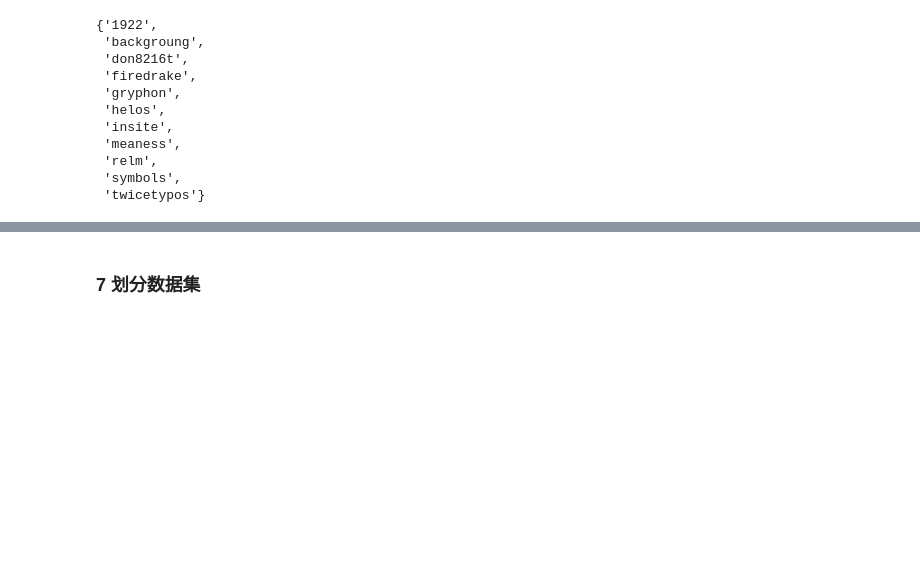
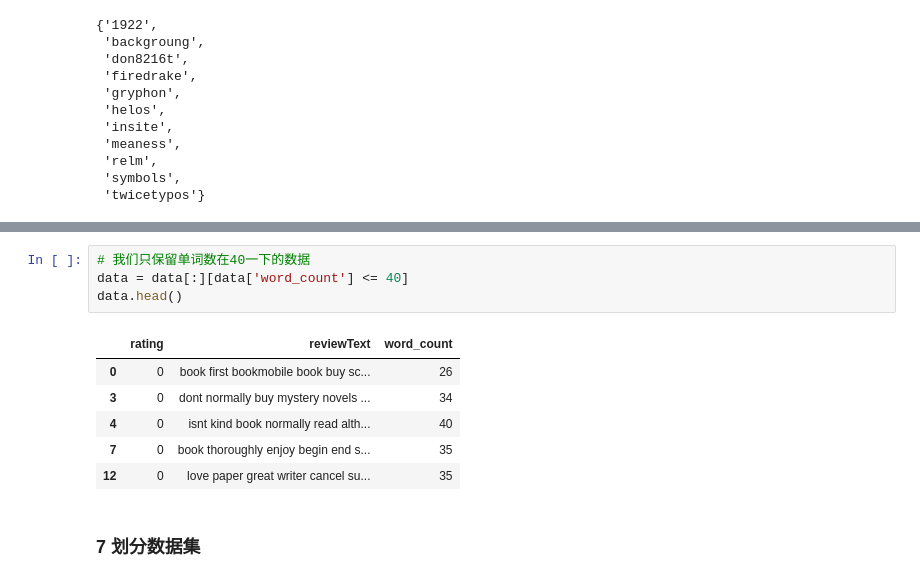
Before and after one commit to Curry30huang/sentiment_analysis, a Jupyter notebook: kindle.ipynb, the cells around one changed output, grey strips where cells are left out. Saved outputs shown, nothing was run; the diff lists cells and outputs as text; blank space fills up the shorter version.

```diff
--- a/kindle.ipynb
+++ b/kindle.ipynb
@@ -273,3 +284,14 @@ RAREWORDS
+# %%
+# 我们只保留单词数在40一下的数据
+data = data[:][data['word_count'] <= 40]
+data.head()
+# %% [output]
+|  | rating | reviewText | word_count |
+| 0 | 0 | book first bookmobile book buy sc... | 26 |
+| 3 | 0 | dont normally buy mystery novels ... | 34 |
+| 4 | 0 | isnt kind book normally read alth... | 40 |
+| 7 | 0 | book thoroughly enjoy begin end s... | 35 |
+| 12 | 0 | love paper great writer cancel su... | 35 |
 # %% [markdown]
 ### 7 划分数据集
 # %%
```
Also changed, not shown: parts of 25 cells of this notebook, 1 other file.
